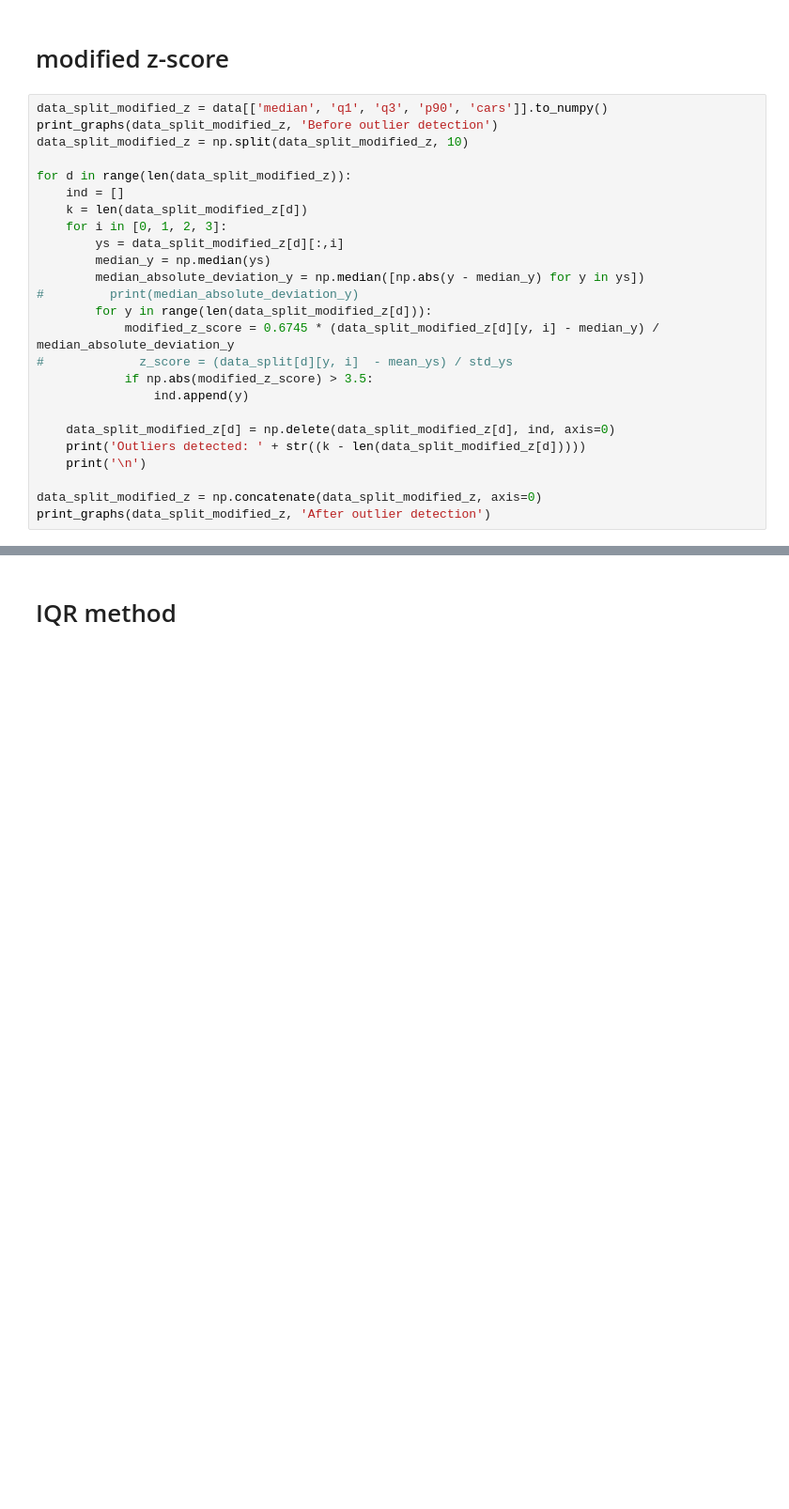
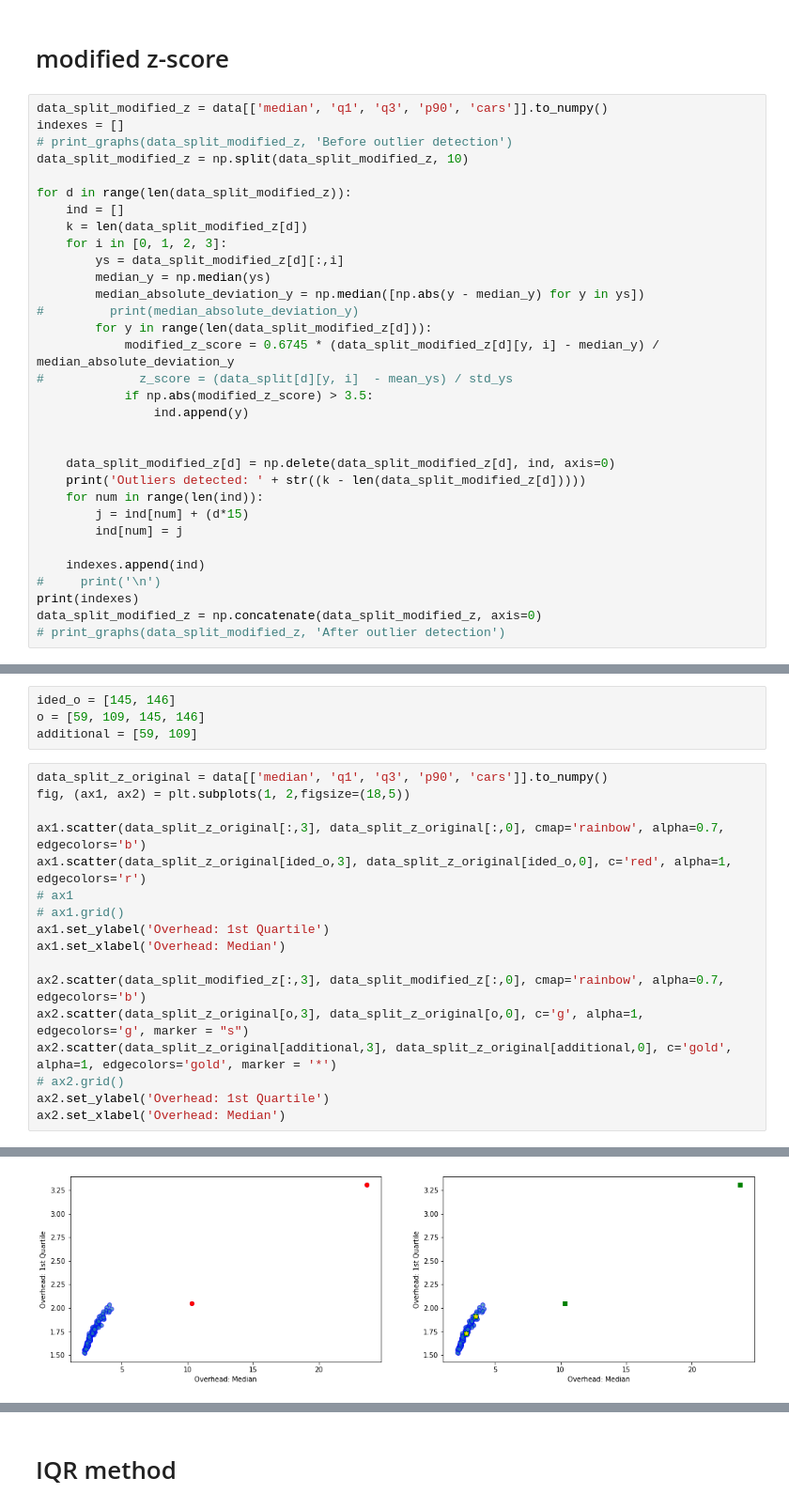
Before and after one commit to martaradzi/RTX, a Jupyter notebook: experiments/LONGEST_RUN/Outliers Detection Tests.ipynb, the cells around one changed output, grey strips where cells are left out. Shown at 94% size. Saved outputs shown, nothing was run; the diff lists cells and outputs as text; blank space fills up the shorter version.

Commit message:
adding outliers plots in jupiter

```diff
--- a/experiments/LONGEST_RUN/Outliers Detection Tests.ipynb
+++ b/experiments/LONGEST_RUN/Outliers Detection Tests.ipynb
@@ -148,7 +172,8 @@ Outliers detected: 1
 # modified z-score
 # %%
 data_split_modified_z = data[['median', 'q1', 'q3', 'p90', 'cars']].to_numpy()
-print_graphs(data_split_modified_z, 'Before outlier detection')
+indexes = []
+# print_graphs(data_split_modified_z, 'Before outlier detection')
 data_split_modified_z = np.split(data_split_modified_z, 10)
 
 for d in range(len(data_split_modified_z)):
@@ -165,11 +190,17 @@ for d in range(len(data_split_modified_z)):
             if np.abs(modified_z_score) > 3.5:
                 ind.append(y)
 
+
     data_split_modified_z[d] = np.delete(data_split_modified_z[d], ind, axis=0)
     print('Outliers detected: ' + str((k - len(data_split_modified_z[d]))))
-    print('\n')
+    for num in range(len(ind)):
+        j = ind[num] + (d*15)
+        ind[num] = j
 
+    indexes.append(ind)
+#     print('\n')
+print(indexes)
 data_split_modified_z = np.concatenate(data_split_modified_z, axis=0)
-print_graphs(data_split_modified_z, 'After outlier detection')
+# print_graphs(data_split_modified_z, 'After outlier detection')
 # %% [output]
 Outliers detected: 0
@@ -193,0 +217,22 @@ Outliers detected: 2
+# %%
+ided_o = [145, 146]
+o = [59, 109, 145, 146]
+additional = [59, 109]
+# %%
+data_split_z_original = data[['median', 'q1', 'q3', 'p90', 'cars']].to_numpy()
+fig, (ax1, ax2) = plt.subplots(1, 2,figsize=(18,5))
+
+ax1.scatter(data_split_z_original[:,3], data_split_z_original[:,0], cmap='rainbow', alpha=0.7, edgecolors='b')
+ax1.scatter(data_split_z_original[ided_o,3], data_split_z_original[ided_o,0], c='red', alpha=1, edgecolors='r')
+# ax1
+# ax1.grid()
+ax1.set_ylabel('Overhead: 1st Quartile')
+ax1.set_xlabel('Overhead: Median')
+
+ax2.scatter(data_split_modified_z[:,3], data_split_modified_z[:,0], cmap='rainbow', alpha=0.7, edgecolors='b')
+ax2.scatter(data_split_z_original[o,3], data_split_z_original[o,0], c='g', alpha=1, edgecolors='g', marker = "s")
+ax2.scatter(data_split_z_original[additional,3], data_split_z_original[additional,0], c='gold', alpha=1, edgecolors='gold', marker = '*')
+# ax2.grid()
+ax2.set_ylabel('Overhead: 1st Quartile')
+ax2.set_xlabel('Overhead: Median')
+# %% [output]
@@ -193,0 +240 @@ Outliers detected: 2
+[figure, added]
```
Also changed, not shown: parts of 21 cells of this notebook, 4 other files.
